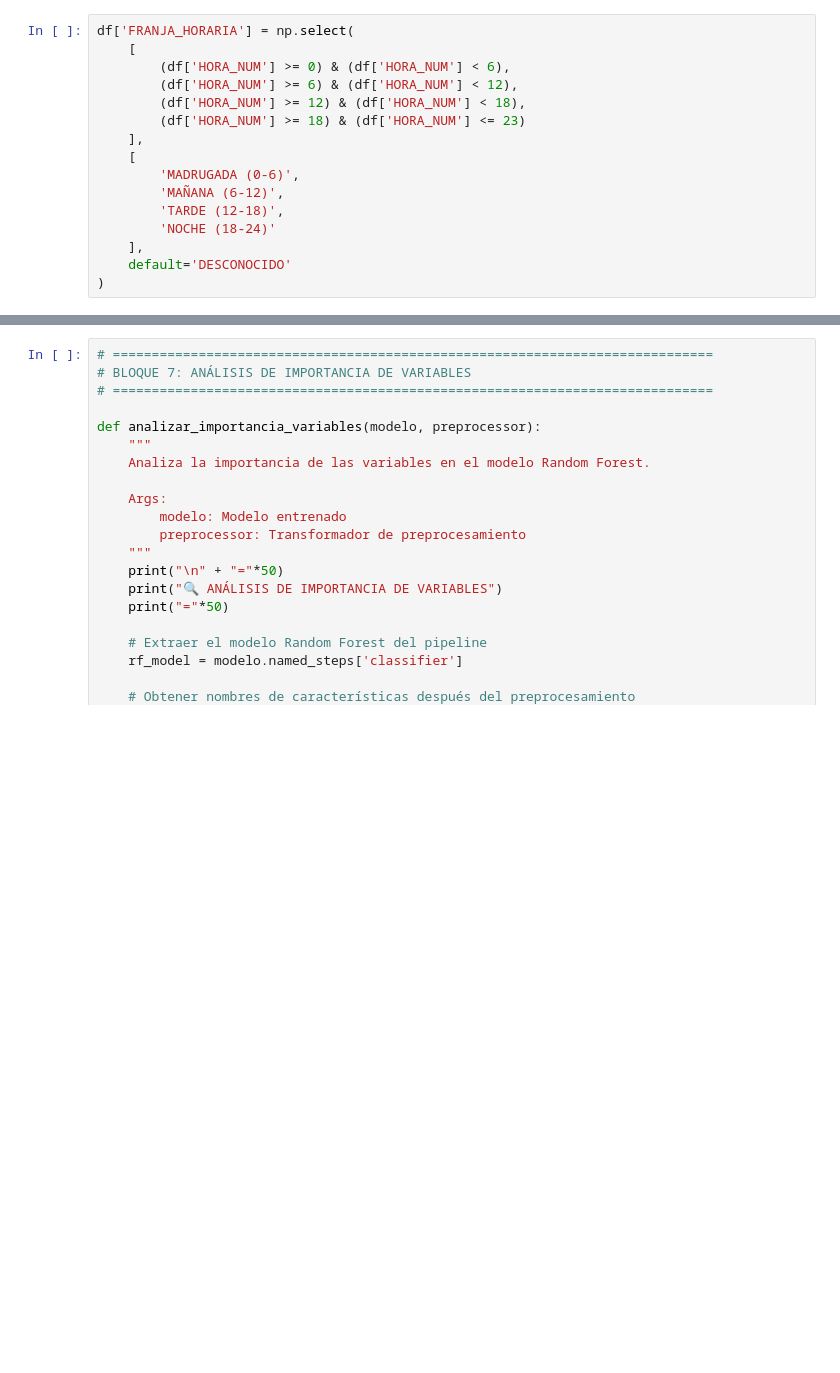
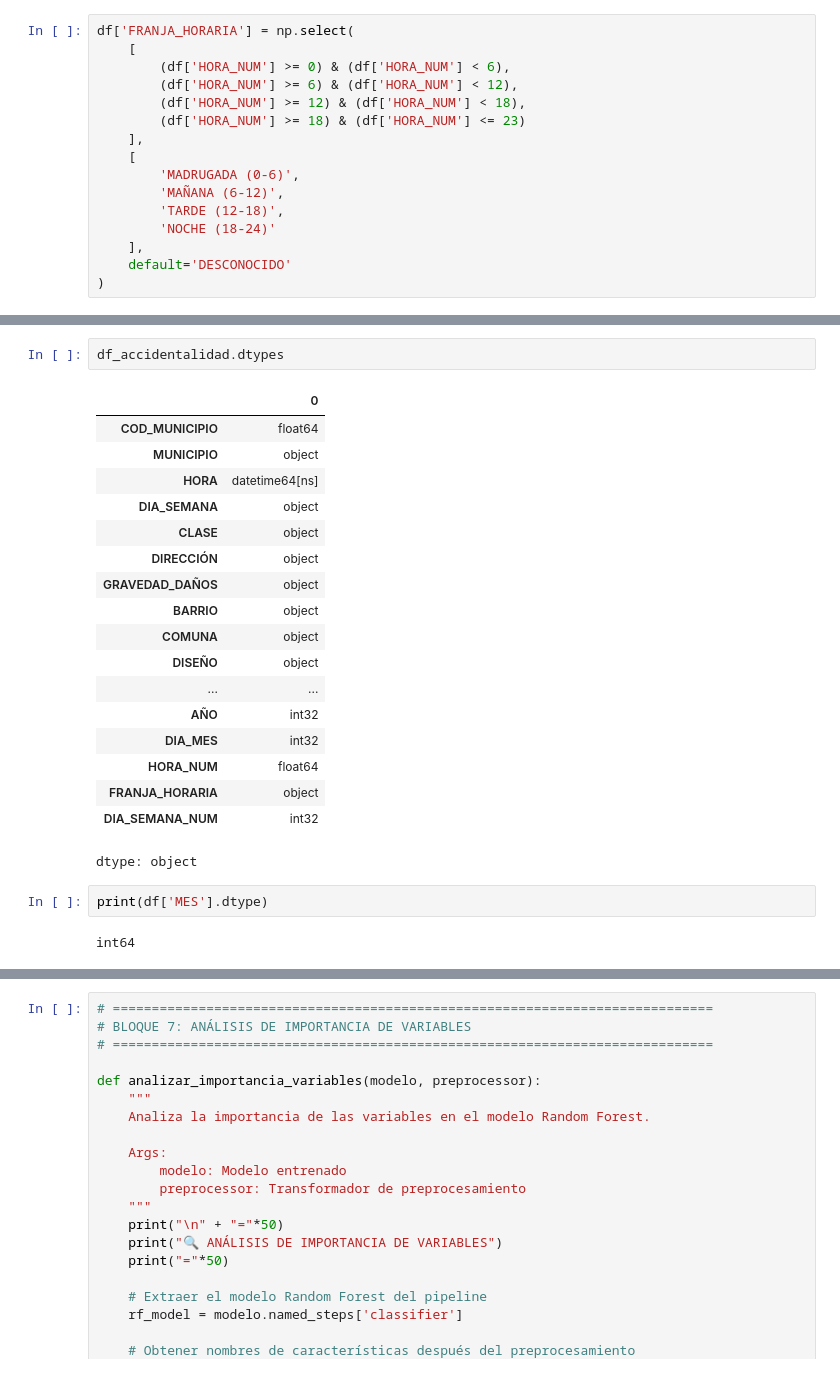
Before and after one commit to Jonathan9219/Accidentabilidad, a Jupyter notebook: Proyecto_Accidentabilidad.ipynb, the cells around one changed output, grey strips where cells are left out. Saved outputs shown, nothing was run; the diff lists cells and outputs as text; blank space fills up the shorter version.

```diff
--- a/Proyecto_Accidentabilidad.ipynb
+++ b/Proyecto_Accidentabilidad.ipynb
@@ -391,3 +432,28 @@ if df_accidentalidad is not None:
+# %%
+df_accidentalidad.dtypes
+# %% [output]
+|  | 0 |
+| COD_MUNICIPIO | float64 |
+| MUNICIPIO | object |
+| HORA | datetime64[ns] |
+| DIA_SEMANA | object |
+| CLASE | object |
+| DIRECCIÓN | object |
+| GRAVEDAD_DAÑOS | object |
+| BARRIO | object |
+| COMUNA | object |
+| DISEÑO | object |
+| ... | ... |
+| AÑO | int32 |
+| DIA_MES | int32 |
+| HORA_NUM | float64 |
+| FRANJA_HORARIA | object |
+| DIA_SEMANA_NUM | int32 |
+dtype: object
+# %%
+print(df['MES'].dtype)
+# %% [output]
+int64
 # %%
 # =============================================================================
 # BLOQUE 4: PREPARACIÓN DE DATOS
```
Also changed, not shown: parts of 13 cells of this notebook.
